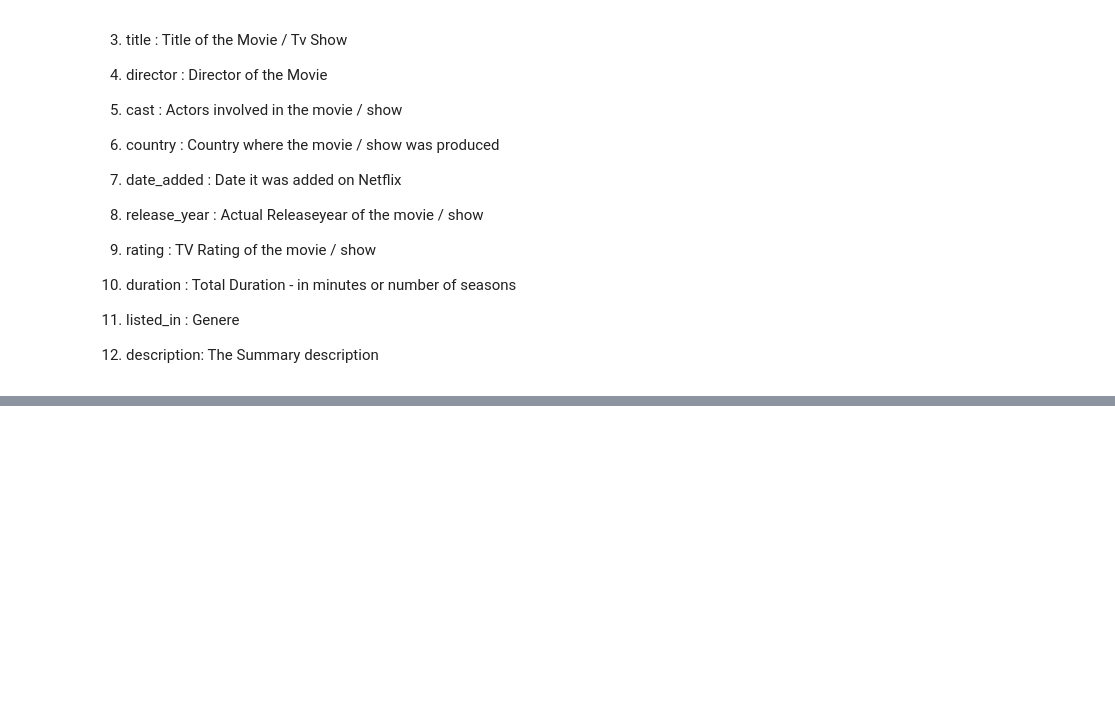
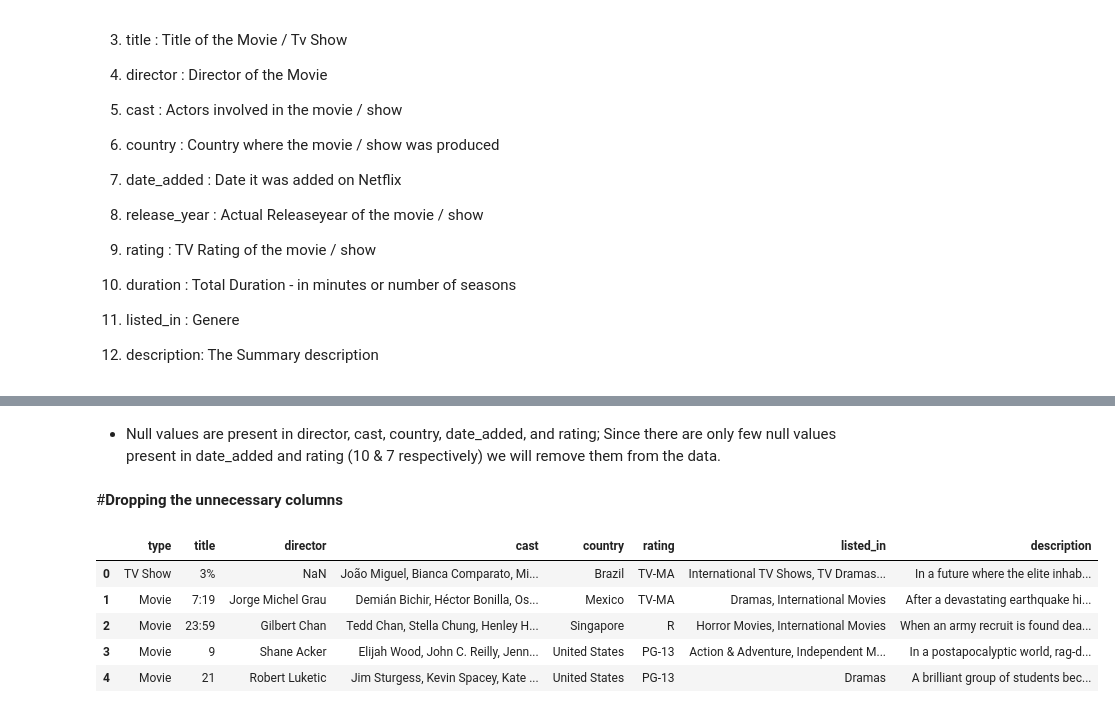
Before and after one commit to sksamima5/Netflix-movies-and-TV-shows-clustering, a Jupyter notebook: NETFLIX_MOVIES_AND_TV_SHOWS_CLUSTERING.ipynb, the cells around one changed output, grey strips where cells are left out. Drawn from its saved outputs; the diff is of its cells as text; code cells hidden in the pictures; blank space fills up the shorter version.

```diff
--- a/NETFLIX_MOVIES_AND_TV_SHOWS_CLUSTERING.ipynb
+++ b/NETFLIX_MOVIES_AND_TV_SHOWS_CLUSTERING.ipynb
@@ -44,0 +263,16 @@ Integrating this dataset with other external datasets such as IMDB ratings, rott
+# %% [markdown]
+* Null values are present in director, cast, country, date_added, and rating; Since there are only few null values present in date_added and rating (10 & 7 respectively) we will remove them from the data.
+# %% [markdown]
+#**Dropping the unnecessary columns**
+# %%
+#dropping the unnecessary columns
+netflix_1 = netflix.drop(['show_id', 'date_added', 'release_year', 'duration'], axis = 1)
+netflix_df = netflix_1.copy()
+netflix_df.head()
+# %% [output]
+|  | type | title | director | cast | country | rating | listed_in | description |
+| 0 | TV Show | 3% | NaN | João Miguel, Bianca Comparato, Mi... | Brazil | TV-MA | International TV Shows, TV Dramas... | In a future where the elite inhab... |
+| 1 | Movie | 7:19 | Jorge Michel Grau | Demián Bichir, Héctor Bonilla, Os... | Mexico | TV-MA | Dramas, International Movies | After a devastating earthquake hi... |
+| 2 | Movie | 23:59 | Gilbert Chan | Tedd Chan, Stella Chung, Henley H... | Singapore | R | Horror Movies, International Movies | When an army recruit is found dea... |
+| 3 | Movie | 9 | Shane Acker | Elijah Wood, John C. Reilly, Jenn... | United States | PG-13 | Action & Adventure, Independent M... | In a postapocalyptic world, rag-d... |
+| 4 | Movie | 21 | Robert Luketic | Jim Sturgess, Kevin Spacey, Kate ... | United States | PG-13 | Dramas | A brilliant group of students bec... |
```
Also changed, not shown: parts of 17 cells of this notebook.
